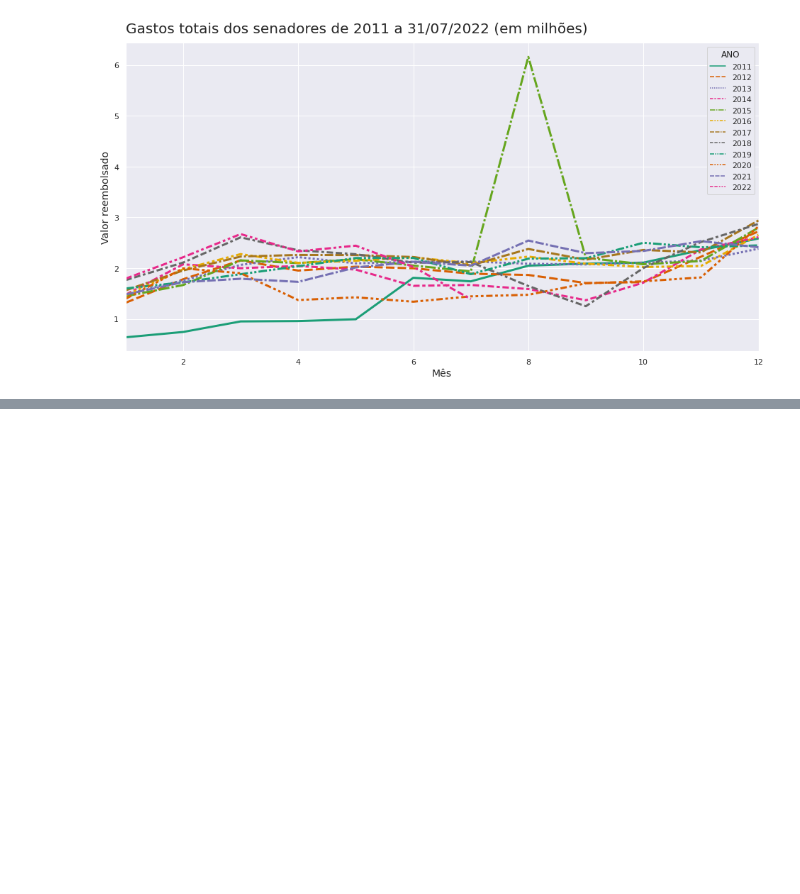
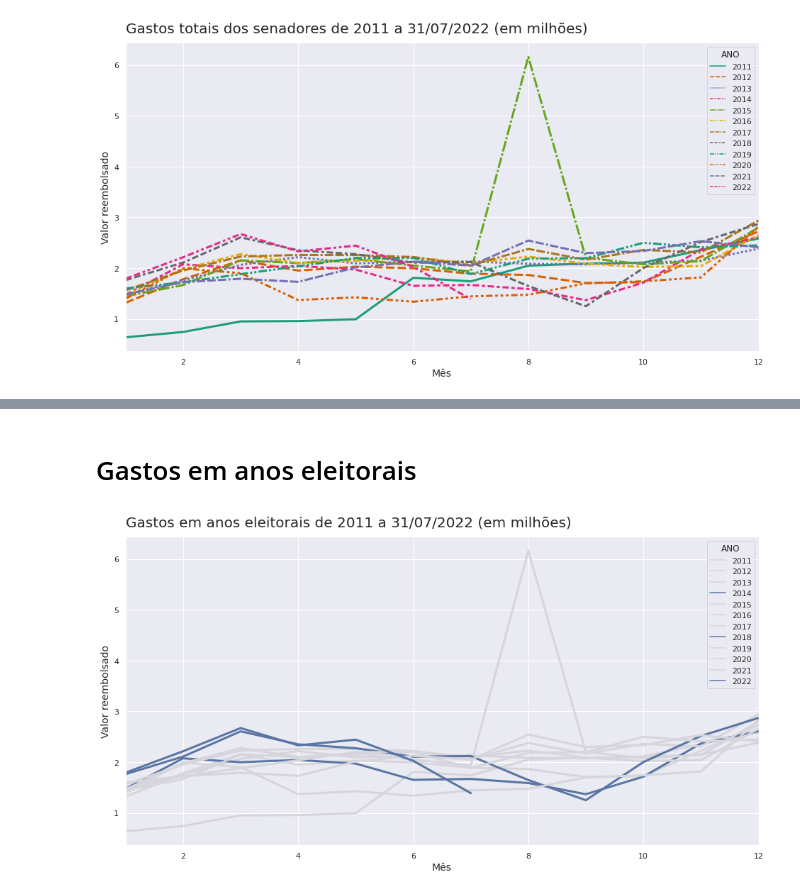
Before and after one commit to Tathy/Pesquisa-reembolsos-CEAPS, a Jupyter notebook: Pesquisa_sobre_dados_do_CEAPS.ipynb, the cells around one changed output, grey strips where cells are left out. Drawn from its saved outputs; the diff is of its cells as text; code cells hidden in the pictures; blank space fills up the shorter version.

Commit message:
Analise de gastos de 08/2022 e anos eleitorais

```diff
--- a/Pesquisa_sobre_dados_do_CEAPS.ipynb
+++ b/Pesquisa_sobre_dados_do_CEAPS.ipynb
@@ -979,8 +979,8 @@ plt.show()
 dados_ceaps_2011_2022 = pd.read_csv('/content/drive/MyDrive/Projetos/7 Days Of Code/datasets/dados_ceaps_2019-2022.csv', decimal = ',', encoding = 'latin-1')
 dados_ceaps_2011_2022['DATA_REQUISICAO'] = pd.to_datetime(dados_ceaps_2011_2022['DATA_REQUISICAO'])
 # %%
-dados_ceaps_2011_2022 = dados_ceaps_2011_2022.groupby(['ANO','MES']).sum().reset_index()
-dados_ceaps_2011_2022['VALOR_REEMBOLSADO'] = dados_ceaps_2011_2022['VALOR_REEMBOLSADO'] / 1000000
+gasto_por_mes_ano = dados_ceaps_2011_2022.groupby(['ANO','MES']).sum().reset_index()
+gasto_por_mes_ano['VALOR_REEMBOLSADO'] = gasto_por_mes_ano['VALOR_REEMBOLSADO'] / 1000000
 # %%
 sns.set_theme(style="darkgrid")
 plt.figure(figsize = (16,8))
@@ -1016,0 +1038,22 @@ print(data_final)
+# %% [markdown]
+# Gastos em anos eleitorais
+# %%
+anos_eleitorais = [2014, 2018, 2022]
+paleta = ['#5975a4' if (x in anos_eleitorais) else '#d5d5db' for x in gasto_por_mes_ano.groupby('ANO').sum().reset_index()['ANO']]
+# %%
+sns.set_theme(style="darkgrid")
+plt.figure(figsize = (16,8))
+
+ax = sns.lineplot(data = gasto_por_mes_ano[:-1], x = 'MES', y = 'VALOR_REEMBOLSADO', hue = 'ANO',
+                  palette = paleta, lw = 3)
+
+ax.set_title('Gastos em anos eleitorais de 2011 a 31/07/2022 (em milhões)', size = 20, pad = 15, ha = 'left', x = 0)
+plt.ylabel('Valor reembolsado', size = 14)
+plt.xlabel('Mês', size = 14)
+
+ax.set(xlim = (1, 12))
+ax.set()
+
+plt.show()
+# %% [output]
+[figure, added]
```
Also changed, not shown: parts of 14 cells of this notebook.
